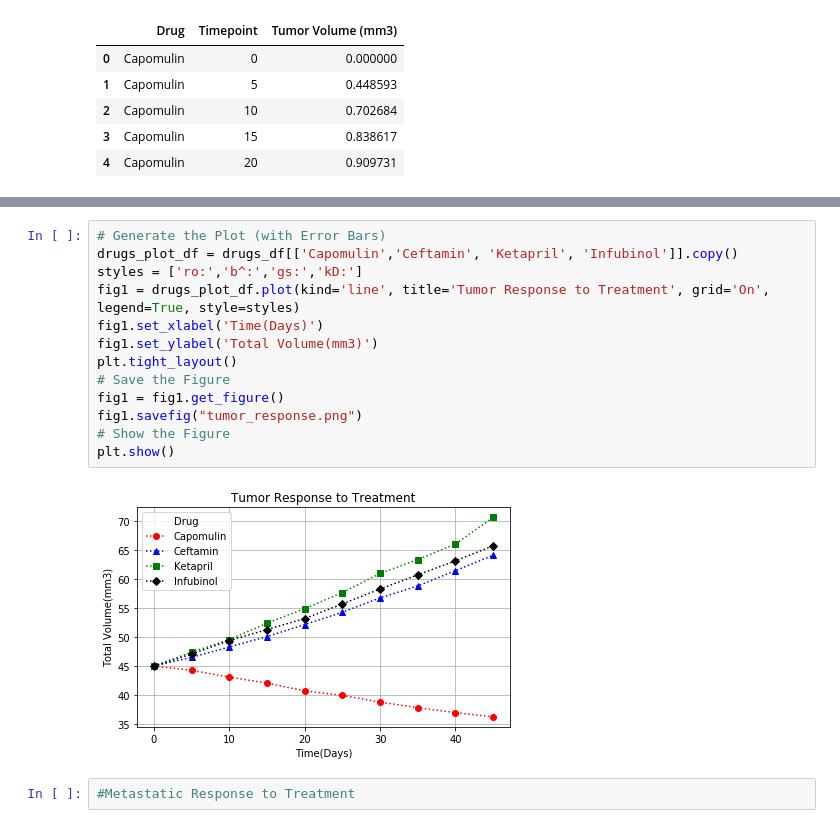
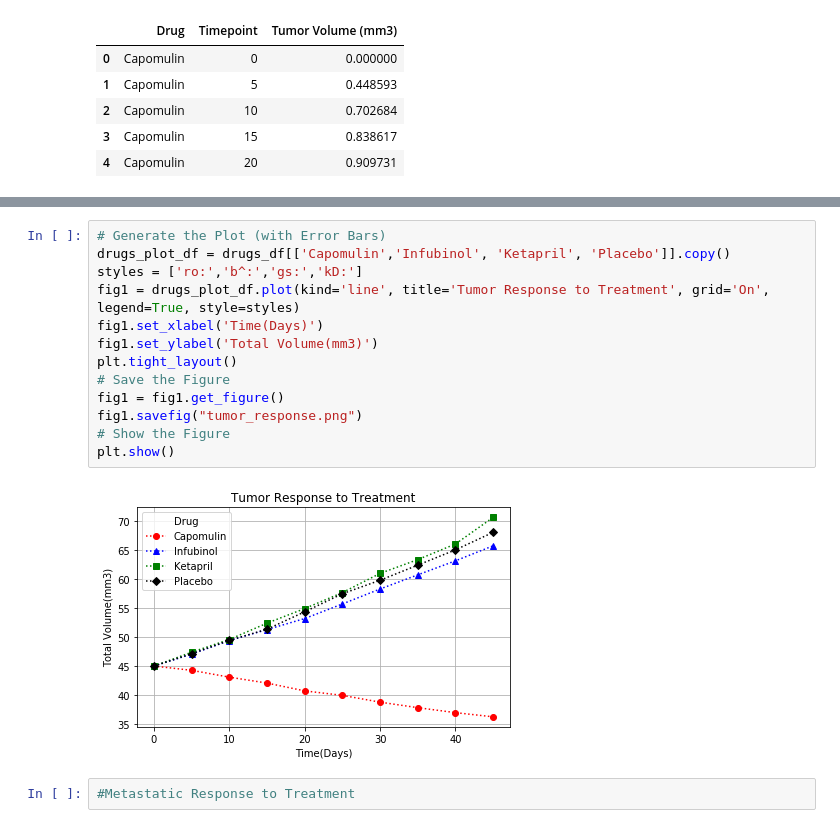
Before and after one commit to jahnavitappeta/DA_Assignments, a Jupyter notebook: 5-Matplotlib/pymaceuticals.ipynb, the cells around one changed output, grey strips where cells are left out. Drawn from its saved outputs; the diff is of its cells as text.

```diff
--- a/5-Matplotlib/pymaceuticals.ipynb
+++ b/5-Matplotlib/pymaceuticals.ipynb
@@ -83,19 +83,19 @@ drugs_df
 | 45 | 36.236114 | 64.132421 | 65.755562 | 70.662958 | 69.265506 | 68.084082 | 66.258529 | 34.955595 | 68.438310 | ... |
 # %%
 # Generate the Plot (with Error Bars)
-drugs_plot_df = drugs_df[['Capomulin','Ceftamin', 'Ketapril', 'Infubinol']].copy()
+drugs_plot_df = drugs_df[['Capomulin','Infubinol', 'Ketapril', 'Placebo']].copy()
 styles = ['ro:','b^:','gs:','kD:']
 fig1 = drugs_plot_df.plot(kind='line', title='Tumor Response to Treatment', grid='On', legend=True, style=styles)
 fig1.set_xlabel('Time(Days)')
 fig1.set_ylabel('Total Volume(mm3)')
 plt.tight_layout()
 # Save the Figure
 fig1 = fig1.get_figure()
 fig1.savefig("tumor_response.png")
 # Show the Figure
 plt.show()
 # %% [output]
-[figure, old version]
+[figure, new version]
 # %%
 #Metastatic Response to Treatment
 # %%
```
Also changed, not shown: parts of 2 cells of this notebook, 5 other files.
